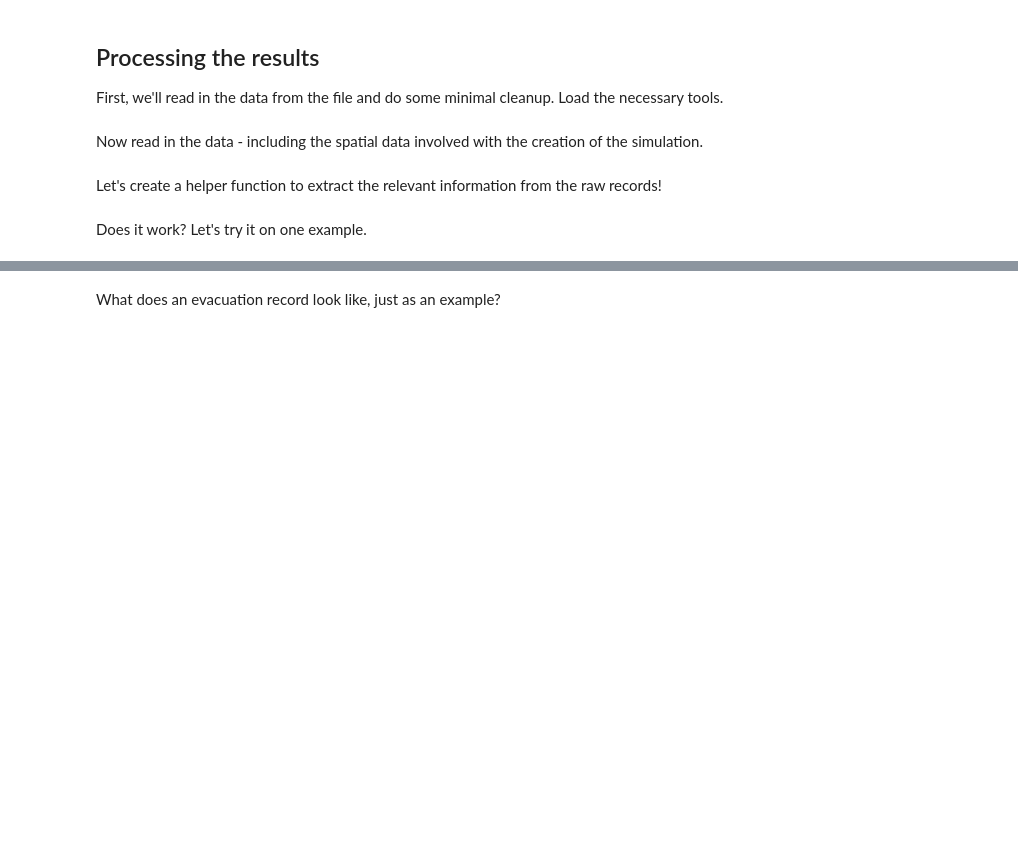
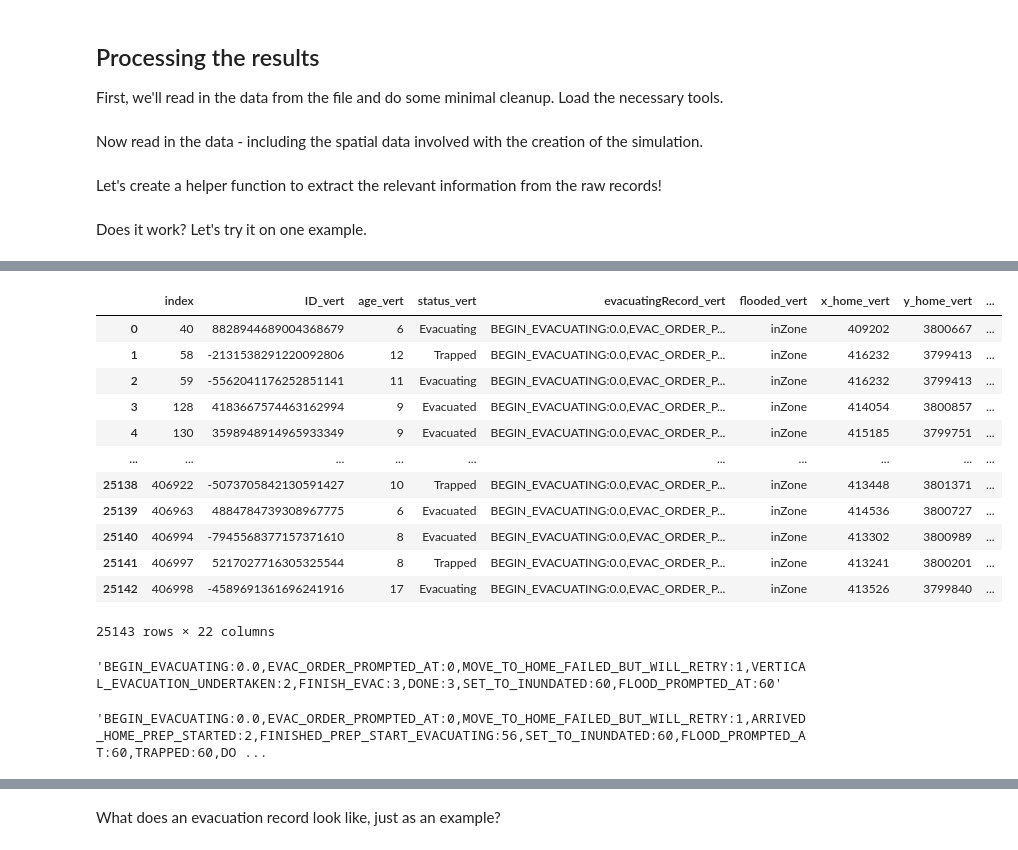
Before and after one commit to swise5/SETOSim, a Jupyter notebook: src/python/TakamatsuTsunami2026.ipynb, the cells around one changed output, grey strips where cells are left out. Saved outputs shown, nothing was run; the diff lists cells and outputs as text; code cells hidden in the pictures; blank space fills up the shorter version.

Commit message:
exploration of tsunami vertical evacuation scenarios

```diff
--- a/src/python/TakamatsuTsunami2026.ipynb
+++ b/src/python/TakamatsuTsunami2026.ipynb
@@ -101,0 +166,27 @@ total_sim_time = 60
+# %%
+different_outcomes = combined_records[combined_records["status_horiz"] != combined_records["status_vert"]].reset_index()
+other = different_outcomes["status_horiz"] + "->" + different_outcomes["status_vert"]
+different_outcomes["transition"] = other
+different_outcomes
+# %% [output]
+|  | index | ID_vert | age_vert | status_vert | evacuatingRecord_vert | flooded_vert | x_home_vert | y_home_vert | ... |
+| 0 | 40 | 8828944689004368679 | 6 | Evacuating | BEGIN_EVACUATING:0.0,EVAC_ORDER_P... | inZone | 409202 | 3800667 | ... |
+| 1 | 58 | -2131538291220092806 | 12 | Trapped | BEGIN_EVACUATING:0.0,EVAC_ORDER_P... | inZone | 416232 | 3799413 | ... |
+| 2 | 59 | -5562041176252851141 | 11 | Evacuating | BEGIN_EVACUATING:0.0,EVAC_ORDER_P... | inZone | 416232 | 3799413 | ... |
+| 3 | 128 | 4183667574463162994 | 9 | Evacuated | BEGIN_EVACUATING:0.0,EVAC_ORDER_P... | inZone | 414054 | 3800857 | ... |
+| 4 | 130 | 3598948914965933349 | 9 | Evacuated | BEGIN_EVACUATING:0.0,EVAC_ORDER_P... | inZone | 415185 | 3799751 | ... |
+| ... | ... | ... | ... | ... | ... | ... | ... | ... | ... |
+| 25138 | 406922 | -5073705842130591427 | 10 | Trapped | BEGIN_EVACUATING:0.0,EVAC_ORDER_P... | inZone | 413448 | 3801371 | ... |
+| 25139 | 406963 | 4884784739308967775 | 6 | Evacuated | BEGIN_EVACUATING:0.0,EVAC_ORDER_P... | inZone | 414536 | 3800727 | ... |
+| 25140 | 406994 | -7945568377157371610 | 8 | Evacuated | BEGIN_EVACUATING:0.0,EVAC_ORDER_P... | inZone | 413302 | 3800989 | ... |
+| 25141 | 406997 | 5217027716305325544 | 8 | Trapped | BEGIN_EVACUATING:0.0,EVAC_ORDER_P... | inZone | 413241 | 3800201 | ... |
+| 25142 | 406998 | -4589691361696241916 | 17 | Evacuating | BEGIN_EVACUATING:0.0,EVAC_ORDER_P... | inZone | 413526 | 3799840 | ... |
+25143 rows × 22 columns
+# %%
+different_outcomes["evacuatingRecord_horiz"].get(40)
+# %% [output]
+'BEGIN_EVACUATING:0.0,EVAC_ORDER_PROMPTED_AT:0,MOVE_TO_HOME_FAILED_BUT_WILL_RETRY:1,VERTICAL_EVACUATION_UNDERTAKEN:2,FINISH_EVAC:3,DONE:3,SET_TO_INUNDATED:60,FLOOD_PROMPTED_AT:60'
+# %%
+different_outcomes["evacuatingRecord_vert"].get(40)
+# %% [output]
+'BEGIN_EVACUATING:0.0,EVAC_ORDER_PROMPTED_AT:0,MOVE_TO_HOME_FAILED_BUT_WILL_RETRY:1,ARRIVED_HOME_PREP_STARTED:2,FINISHED_PREP_START_EVACUATING:56,SET_TO_INUNDATED:60,FLOOD_PROMPTED_AT:60,TRAPPED:60,DO ...
```
Also changed, not shown: parts of 22 cells of this notebook, 1 other file.
